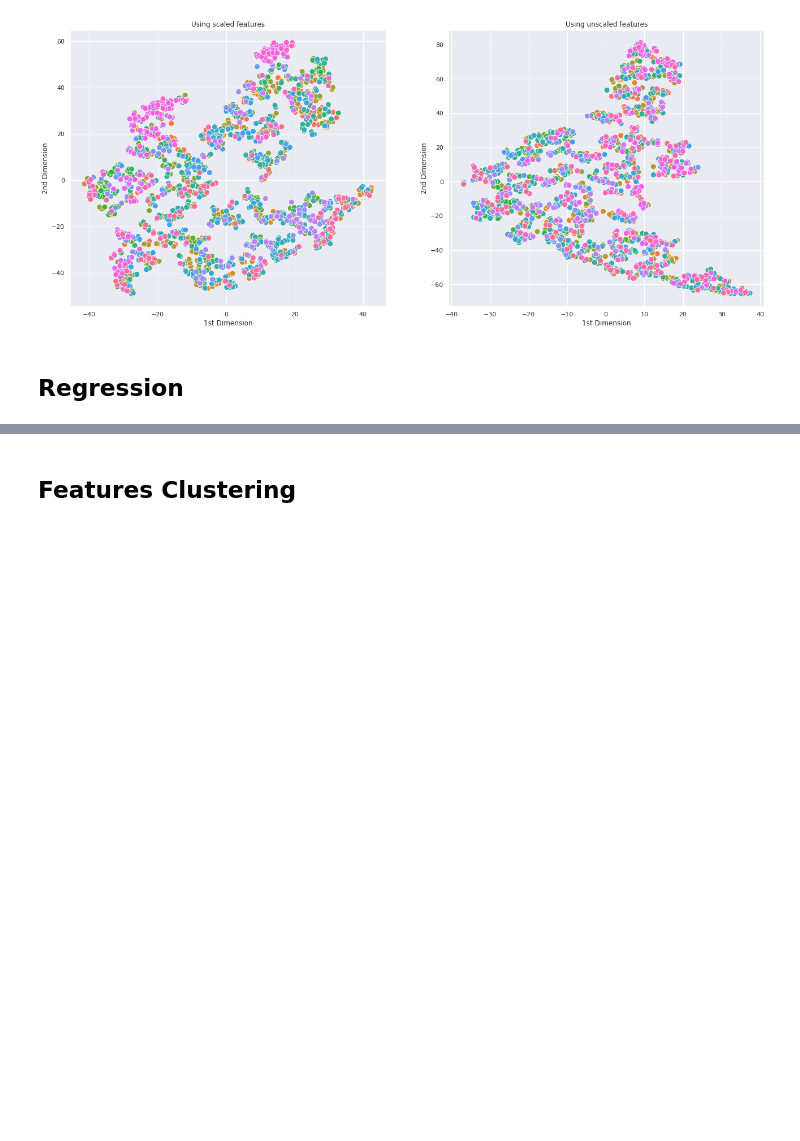
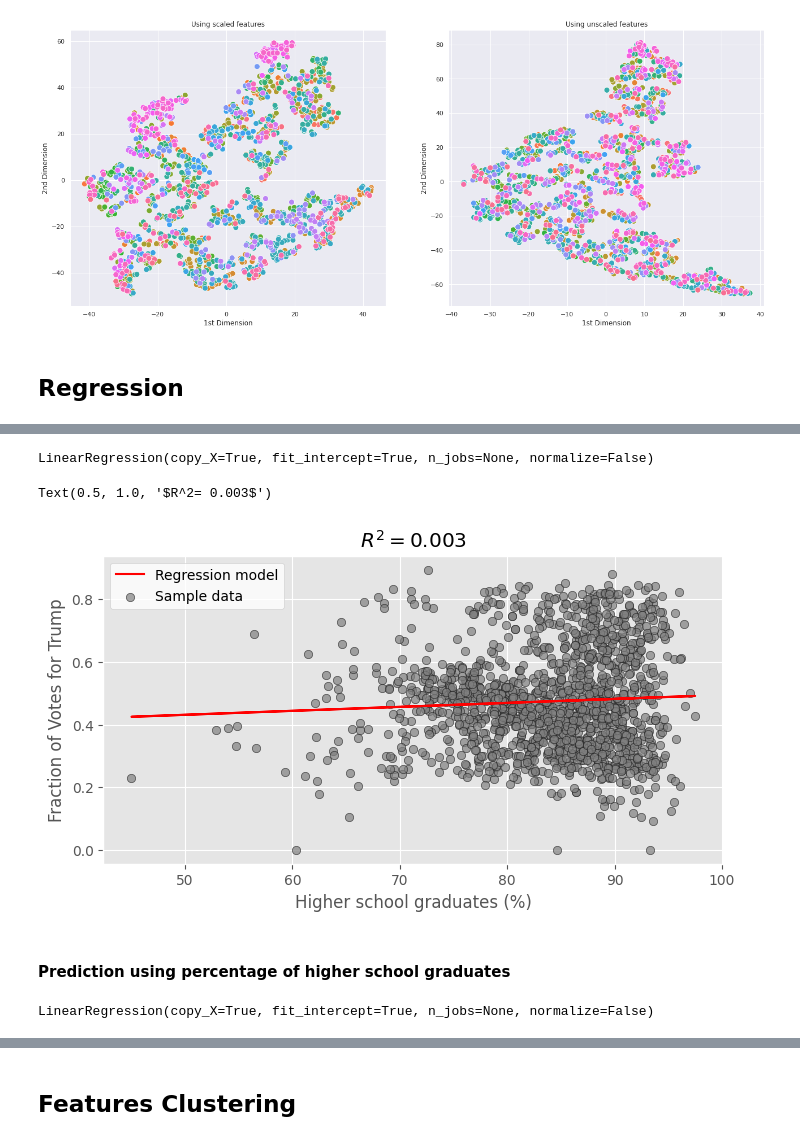
Before and after one commit to virbickt/aers, a Jupyter notebook: Untitled8.ipynb, the cells around one changed output, grey strips where cells are left out. Saved outputs shown, nothing was run; the diff lists cells and outputs as text; code cells hidden in the pictures; blank space fills up the shorter version.

```diff
--- a/Untitled8.ipynb
+++ b/Untitled8.ipynb
@@ -705,0 +714,27 @@ b.set(xlabel='1st Dimension', ylabel='2nd Dimension');
+# %%
+X = protrump_ed_facts[protrump_ed_facts.columns[2]].values.reshape(-1,1)
+# %%
+model = LinearRegression()
+
+model.fit(X, Y)
+# %% [output]
+LinearRegression(copy_X=True, fit_intercept=True, n_jobs=None, normalize=False)
+# %%
+Y_pred = model.predict(X)
+# %%
+r2 = model.score(X, Y)
+# %%
+fig, ax = plt.subplots(figsize=(8, 4))
+ax.plot(X, Y_pred, color='red', label='Regression model')
+ax.scatter(X, Y, edgecolor='k', facecolor='grey', alpha=0.7, label='Sample data')
+ax.set_ylabel('Fraction of Votes for Trump')
+ax.set_xlabel('Higher school graduates (%)')
+#ax.text(0.8, 0.1, 'aegis4048.github.io', fontsize=13, ha='center', va='center',
+#         transform=ax.transAxes, color='grey', alpha=0.5)
+ax.legend(facecolor='white')
+ax.set_title('$R^2= %.3f$' % r2)
+# %% [output]
+Text(0.5, 1.0, '$R^2= 0.003$')
+[figure, added]
+# %% [markdown]
+#### Prediction using percentage of higher school graduates
@@ -705,0 +743,4 @@ b.set(xlabel='1st Dimension', ylabel='2nd Dimension');
+# %%
+model.fit(X, Y)
+# %% [output]
+LinearRegression(copy_X=True, fit_intercept=True, n_jobs=None, normalize=False)
```
Also changed, not shown: parts of 22 cells of this notebook.
